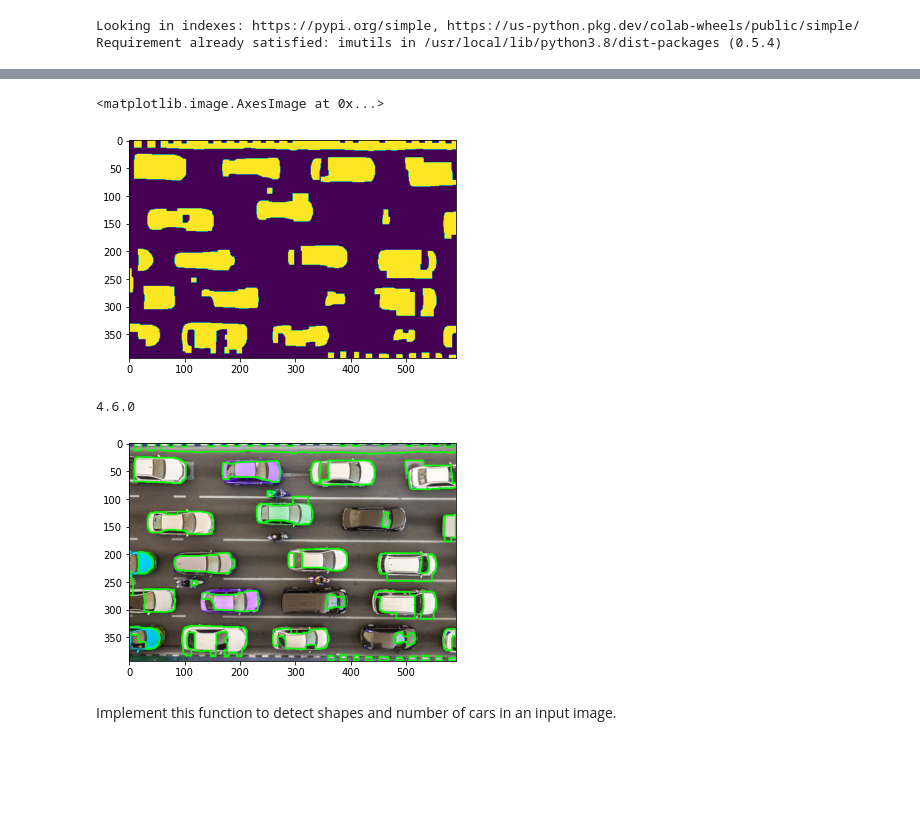
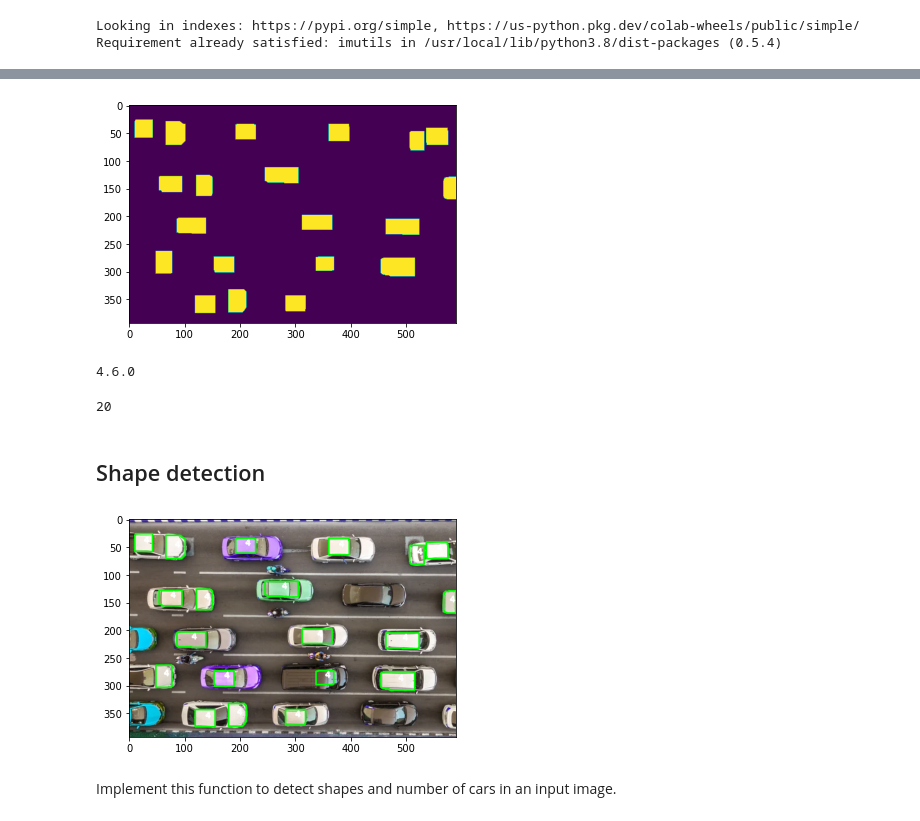
Before and after one commit to parsaeisa/computer_vision, a Jupyter notebook: HW9/HW9.ipynb, the cells around one changed output, grey strips where cells are left out. Cells and saved outputs as stored; diff of their text form; code cells hidden in the pictures; blank space fills up the shorter version.

```diff
--- a/HW9/HW9.ipynb
+++ b/HW9/HW9.ipynb
@@ -338,0 +370,10 @@ Requirement already satisfied: imutils in /usr/local/lib/python3.8/dist-packages
+# %%
+def gray_clahe(image):
+  gray = cv2.cvtColor(image, cv2.COLOR_BGR2GRAY)
+  clahe = cv2.createCLAHE(clipLimit=2.0, tileGridSize=(8,8))
+  clh = clahe.apply(gray)
+  plt.imshow(clh)
+
+  return clh
+
+clh = gray_clahe(image)
@@ -339,8 +382,11 @@ Requirement already satisfied: imutils in /usr/local/lib/python3.8/dist-packages
 # %%
-image = cv2.imread("/content/img5.jpg")
-gray = cv2.cvtColor(image, cv2.COLOR_BGR2GRAY)
-blurred = cv2.GaussianBlur(gray, (7, 7), 0)
-thresh = cv2.threshold(blurred, 130, 255, cv2.THRESH_BINARY)[1]
+def blur_thresh(image):
+  blurred = cv2.GaussianBlur(image, (7, 7), 0)
+  thresh = cv2.threshold(blurred, 130, 255, cv2.THRESH_BINARY)[1]
 
-plt.imshow(thresh)
+  plt.imshow(thresh)
+
+  return thresh
+
+thresh = blur_thresh(clh)
 # %% [output]
@@ -349,5 +393,0 @@ plt.imshow(thresh)
-# %%
-strc_elem = np.ones((9,9))
-
-closed = cv2.morphologyEx(thresh, cv2.MORPH_CLOSE, strc_elem)
-plt.imshow(closed)
@@ -357,9 +394,15 @@ plt.imshow(closed)
 # %%
-opened = cv2.morphologyEx(closed, cv2.MORPH_OPEN, strc_elem)
-plt.imshow(opened)
+def open_image(image):
+  strc_elem = np.ones((25,25))
+
+  opened = cv2.morphologyEx(image, cv2.MORPH_OPEN, strc_elem)
+  plt.imshow(opened)
+
+  return opened
+
+opened = open_image(thresh)
 # %% [output]
-<matplotlib.image.AxesImage at 0x...>
-[figure, old version]
+[figure, new version]
 # %%
 print( cv2.__version__)
 # %% [output]
@@ -372,0 +421,6 @@ cnts = imutils.grab_contours(cnts)
+# %%
+print(len(cnts))
+# %% [output]
+20
+# %% [markdown]
+## Shape detection
@@ -373,13 +434,18 @@ cnts = imutils.grab_contours(cnts)
 # %%
-for c in cnts:
-	# compute the center of the contour
-	M = cv2.moments(c)
-	cX = int(M["m10"] / M["m00"])
-	cY = int(M["m01"] / M["m00"])
-	cv2.drawContours(image, [c], -1, (0, 255, 0), 2)
-	plt.imshow(image)
+for c in cnts :
+  M = cv2.moments(c)
+  cX = int(M["m10"] / M["m00"])
+  cY = int(M["m01"] / M["m00"])
+
+  shape = detect(c)
+
+  cv2.drawContours(image, [c], -1, (0, 255, 0), 2)
+  cv2.putText(image, shape, (cX, cY), cv2.FONT_HERSHEY_SIMPLEX,
+		0.5, (255, 255, 255), 2)
+
+  plt.imshow(image)
 # %% [output]
-[figure, old version]
+[figure, new version]
 # %% [markdown]
 Implement this function to detect shapes and number of cars in an input image.
 # %%
```
Also changed, not shown: parts of 28 cells of this notebook, 1 other file.
